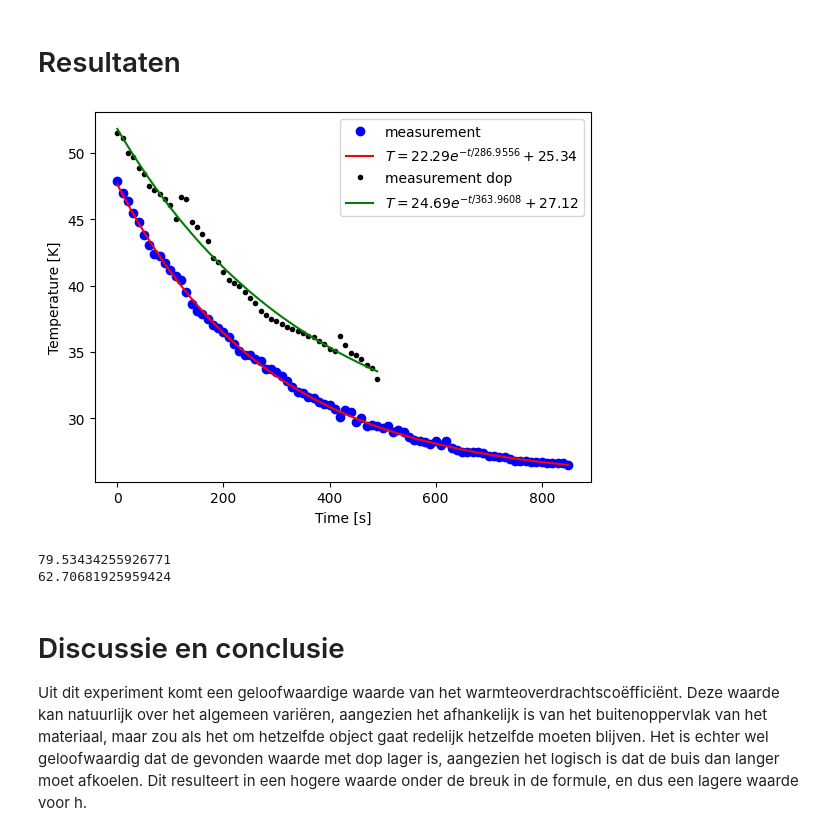
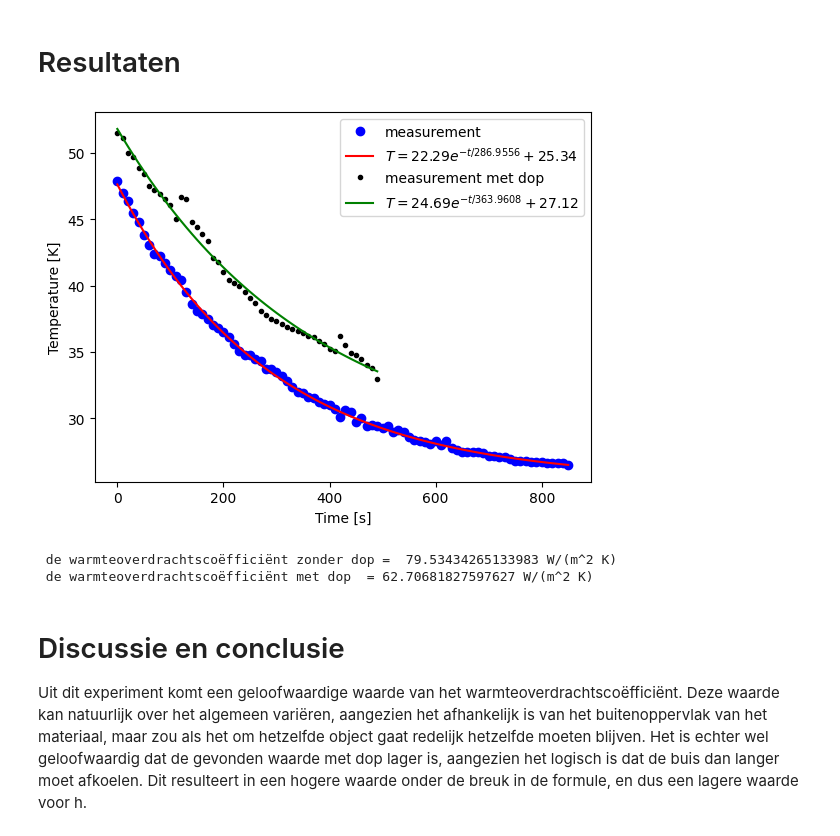
Before and after one commit to BNR33/001TASH, a Jupyter notebook: Content/Labs/1_koelbuis.ipynb, the cells around one changed output. Cells and saved outputs as stored; diff of their text form; code cells hidden in the pictures.

```diff
--- a/Content/Labs/1_koelbuis.ipynb
+++ b/Content/Labs/1_koelbuis.ipynb
@@ -194,16 +194,20 @@ from scipy.optimize import curve_fit
 #Variabelen met d erachter zijn metingen met dop
 #In dit experiment is een cilinder van messing gebruikt
 
+#exponentiële afkoelfunctie
 def exp_func(t, A, tau, T_omg):
     # A is verschiltemperatuur met omgeving aan start
     # tau is de karakteristieke tijd voor de koeling
     # T_omg is de omgevingstemperatuur
     return (A * np.exp(-t/tau) + T_omg)
 
+#constanten
 buitenoppervlak = 0.01665 #hoogte is 15 cm, diameter 4.8 cm, dikte 1.0 mm
 warmtecapaciteit = 3.8e2 #J/K
 omgevingstemperatuur = 21.4 #graden C
 
+#gemeten gegevens
+#zonder dop
 times_o = np.linspace(0, 850, 86)
 temps_o = np.array([47.9, 47.0, 46.4, 45.5, 44.8, 43.8, 43.1, 42.4, 42.2, 41.7, 41.2, 40.7, 40.4, 39.5, 38.6, 38.1, 37.9, 37.5,37.0,
                     36.8, 36.5, 36.1, 35.6, 35.1, 34.8, 34.8, 34.5, 34.3, 33.7, 33.7, 33.5, 33.2, 32.8, 32.4, 32.0, 31.9, 31.6, 31.5, 31.2, 31.1,
@@ -211,46 +215,49 @@ temps_o = np.array([47.9, 47.0, 46.4, 45.5, 44.8, 43.8, 43.1, 42.4, 42.2, 41.7,
                     28.3, 27.8, 27.6, 27.5, 27.5, 27.5, 27.5,
                     27.4, 27.2, 27.2, 27.1, 27.1, 26.9, 26.8, 26.8, 26.8, 26.7, 26.7, 26.7, 26.6, 26.6, 26.6, 26.6, 26.5])
 
+#met dop
 times_d = np.linspace(0, 490, 50)
 temps_d = np.array([51.5, 51.1, 50.0, 49.7, 48.9, 48.4, 47.5, 47.2, 46.9, 46.5, 46.1, 45.0, 46.7, 46.5, 44.8, 44.4, 43.9, 43.4, 42.1, 41.8, 41.0, 40.4, 40.2, 40.0, 39.5, 39.1, 38.7, 38.1,
                     37.8, 37.5, 37.3, 37.1, 36.9, 36.7, 36.6, 36.4, 36.2, 36.1, 35.8, 35.6, 35.2, 35.1, 36.2, 35.5, 34.9, 34.8, 34.5, 34.0, 33.8, 33.0])
 
-
+#curve fitting
 popt, pocv = curve_fit(exp_func, times_o, temps_o, p0=[26.5, 100, 20], maxfev=5000)
 poptd, pocvd = curve_fit(exp_func, times_d, temps_d, p0=[30.1, 100, 20], maxfev=5000)
 
 A_exp, tau_exp, T_omg_exp = popt
 A_expd, tau_expd, T_omg_expd = poptd
 
 y_fit = exp_func(times_o, *popt)
 
 y_fitd = exp_func(times_d, *poptd)
 
+#plotten
 plt.figure()
 plt.xlabel('Time [s]')
 plt.ylabel('Temperature [K]')
 
 plt.plot(times_o, temps_o, 'bo', label='measurement')
 plt.plot(times_o, y_fit, 'r-',
          label='$T = %0.2f e^{-t/%0.4f} + %0.2f$' % (A_exp, tau_exp, T_omg_exp))
 
-plt.plot(times_d, temps_d, 'k.', label='measurement dop')
+plt.plot(times_d, temps_d, 'k.', label='measurement met dop')
 plt.plot(times_d, y_fitd, 'g-',
          label='$T = %0.2f e^{-t/%0.4f} + %0.2f$' % (A_expd, tau_expd, T_omg_expd))
 
 plt.legend()
 
 plt.show()
 
+#berekeningen warmteoverdrachtscoëfficiënt
 h_exp = (warmtecapaciteit) / (tau_exp * buitenoppervlak)
 h_expd = (warmtecapaciteit) / (tau_expd * buitenoppervlak)
 
-print(h_exp) #warmteoverdrachtscoëfficiënt in W/m^2 K
-print(h_expd)
+print(f' de warmteoverdrachtscoëfficiënt zonder dop =  {h_exp} W/(m^2 K)') #warmteoverdrachtscoëfficiënt in W/m^2 K
+print(f' de warmteoverdrachtscoëfficiënt met dop  = {h_expd} W/(m^2 K) ')
 # %% [output]
-[figure, old version]
+[figure, new version]
-79.53434255926771
-62.70681925959424
+ de warmteoverdrachtscoëfficiënt zonder dop =  79.53434265133983 W/(m^2 K)
+ de warmteoverdrachtscoëfficiënt met dop  = 62.70681827597627 W/(m^2 K)
 # %% [markdown]
 # Discussie en conclusie
 Uit dit experiment komt een geloofwaardige waarde van het warmteoverdrachtscoëfficiënt. Deze waarde kan natuurlijk over het algemeen variëren, aangezien het afhankelijk is van het buitenoppervlak van het materiaal, maar zou als het om hetzelfde object gaat redelijk hetzelfde moeten blijven. Het is echter wel geloofwaardig dat de gevonden waarde met dop lager is, aangezien het logisch is dat de buis dan langer moet afkoelen. Dit resulteert in een hogere waarde onder de breuk in de formule, en dus een lagere waarde voor h.
```
